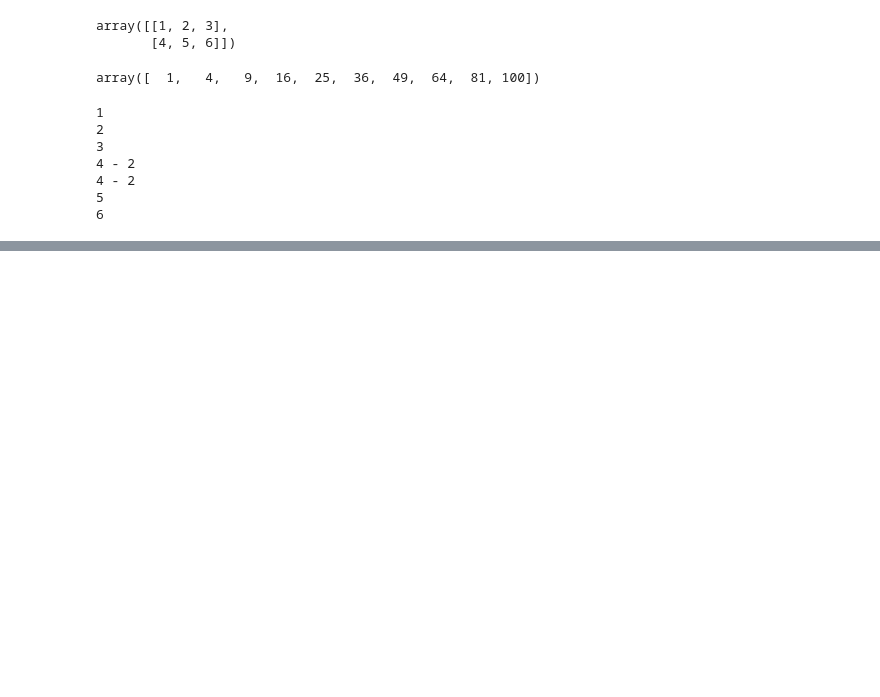
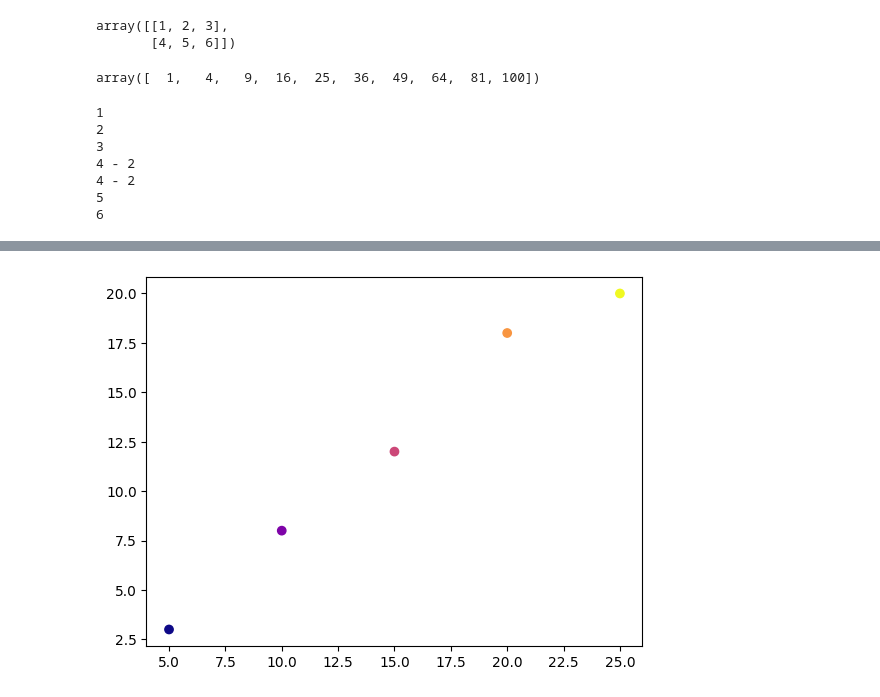
Before and after one commit to sushantkumar143/Python-Toolbox-for-Data-Science, a Jupyter notebook: Projects.ipynb, the cells around one changed output, grey strips where cells are left out. Drawn from its saved outputs; the diff is of its cells as text; code cells hidden in the pictures; blank space fills up the shorter version.

```diff
--- a/Projects.ipynb
+++ b/Projects.ipynb
@@ -187,0 +211,22 @@ sum2
+# %%
+import matplotlib.pyplot as plt
+
+# Data
+x = [5, 10, 15, 20, 25]
+y = [3, 8, 12, 18, 20]
+sizes = [20, 50, 80, 100, 150]
+colors = [10, 20, 30, 40, 50]
+
+# Scatter Plot
+# plt.scatter(x, y, s=sizes, c=colors, cmap='viridis', alpha=0.7, edgecolors='black', linewidths=1.5)
+
+# # Customizations
+# plt.colorbar(label="Color Intensity")  # Add a color bar
+# plt.title("Customized Scatter Plot")
+# plt.xlabel("X-axis")
+# plt.ylabel("Y-axis")
+plt.scatter(x, y, c=colors, cmap='plasma', vmin=10, vmax=50)
+
+plt.show()
+# %% [output]
+[figure, added]
```
Also changed, not shown: parts of 2 cells of this notebook.
